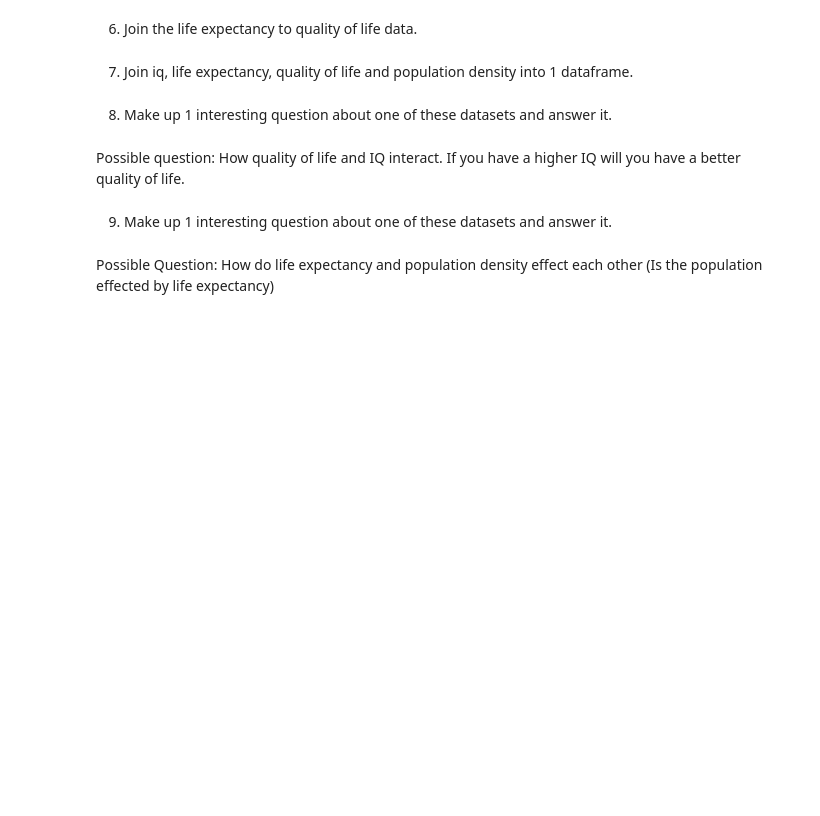
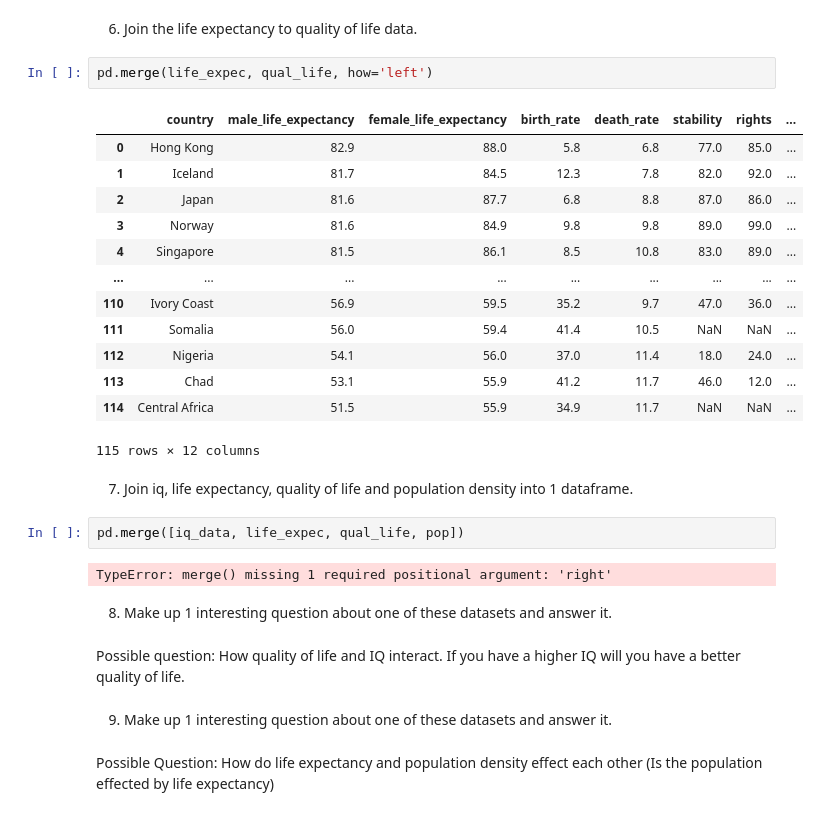
Before and after one commit to kayleeodom/cis277-fa22-Lab4, a Jupyter notebook: Lab4.ipynb, the cells around one changed output. Saved outputs shown, nothing was run; the diff lists cells and outputs as text; blank space fills up the shorter version.

```diff
--- a/Lab4.ipynb
+++ b/Lab4.ipynb
@@ -26,7 +87,27 @@ What do all the winning teams have in common. (see if there is a corrrelation in
 # %% [markdown]
 6. Join the life expectancy to quality of life data.
+# %%
+pd.merge(life_expec, qual_life, how='left')
+# %% [output]
+|  | country | male_life_expectancy | female_life_expectancy | birth_rate | death_rate | stability | rights | ... |
+| 0 | Hong Kong | 82.9 | 88.0 | 5.8 | 6.8 | 77.0 | 85.0 | ... |
+| 1 | Iceland | 81.7 | 84.5 | 12.3 | 7.8 | 82.0 | 92.0 | ... |
+| 2 | Japan | 81.6 | 87.7 | 6.8 | 8.8 | 87.0 | 86.0 | ... |
+| 3 | Norway | 81.6 | 84.9 | 9.8 | 9.8 | 89.0 | 99.0 | ... |
+| 4 | Singapore | 81.5 | 86.1 | 8.5 | 10.8 | 83.0 | 89.0 | ... |
+| ... | ... | ... | ... | ... | ... | ... | ... | ... |
+| 110 | Ivory Coast | 56.9 | 59.5 | 35.2 | 9.7 | 47.0 | 36.0 | ... |
+| 111 | Somalia | 56.0 | 59.4 | 41.4 | 10.5 | NaN | NaN | ... |
+| 112 | Nigeria | 54.1 | 56.0 | 37.0 | 11.4 | 18.0 | 24.0 | ... |
+| 113 | Chad | 53.1 | 55.9 | 41.2 | 11.7 | 46.0 | 12.0 | ... |
+| 114 | Central Africa | 51.5 | 55.9 | 34.9 | 11.7 | NaN | NaN | ... |
+115 rows × 12 columns
 # %% [markdown]
 7. Join iq, life expectancy, quality of life and population density into 1 dataframe.
+# %%
+pd.merge([iq_data, life_expec, qual_life, pop])
+# %% [output]
+TypeError: merge() missing 1 required positional argument: 'right'
 # %% [markdown]
 8. Make up 1 interesting question about one of these datasets and answer it.
 # %% [markdown]
```
Also changed, not shown: parts of 8 cells of this notebook, 1 other file.
